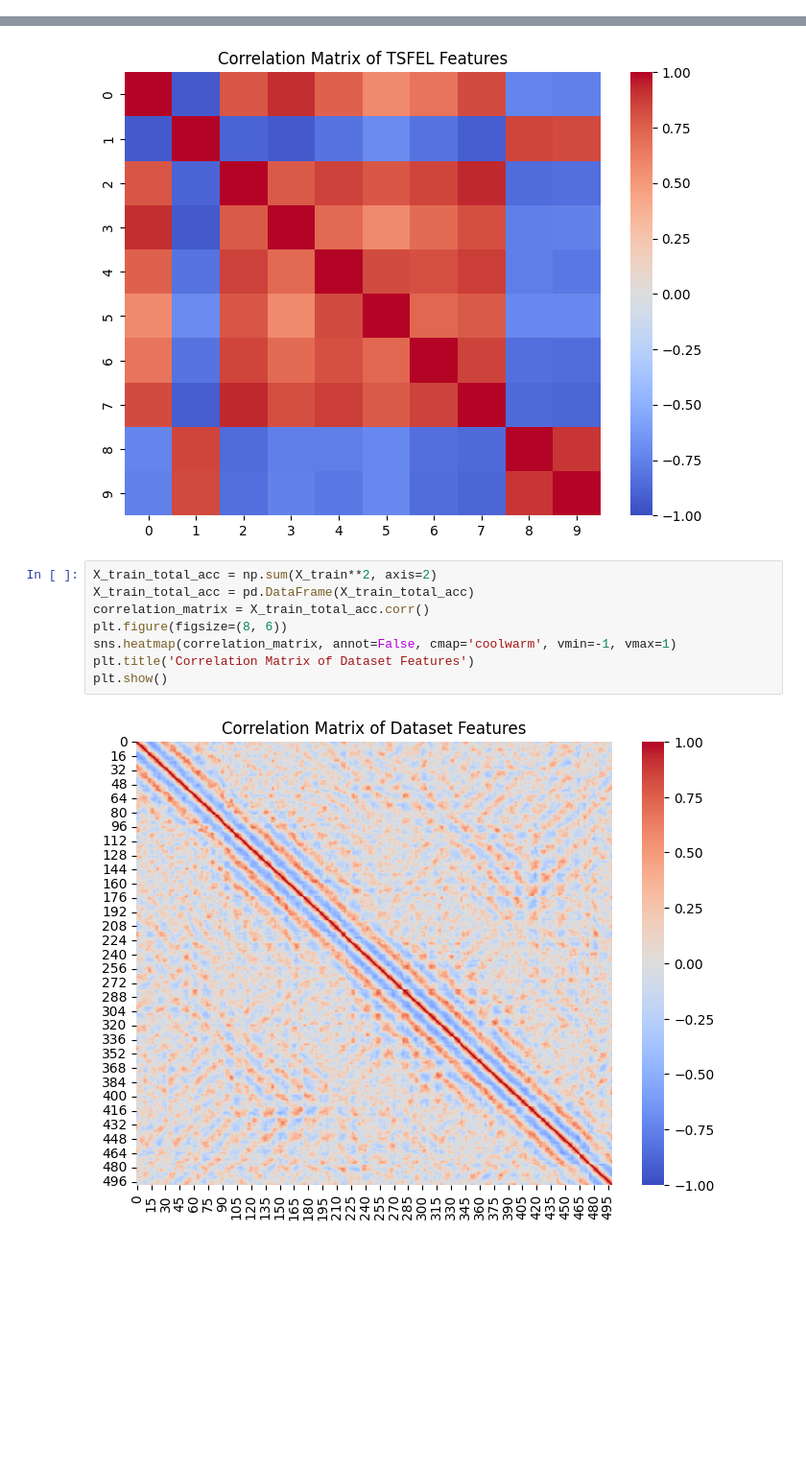
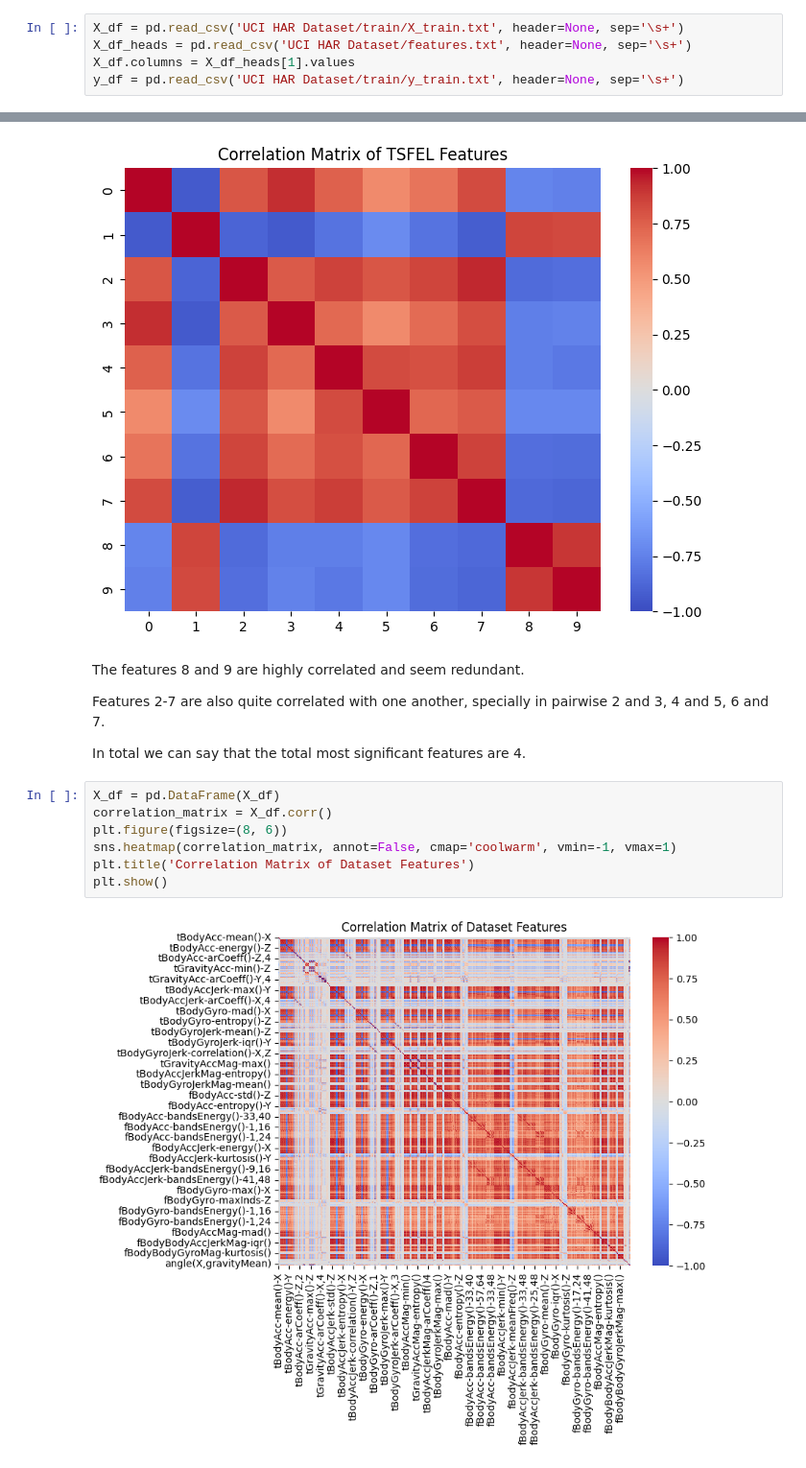
Before and after one commit to PankajGadhwal/ML-Projects, a Jupyter notebook: A1/HAR/Task1.ipynb, the cells around one changed output, grey strips where cells are left out. Shown at 96% size. Saved outputs shown, nothing was run; the diff lists cells and outputs as text; blank space fills up the shorter version.

```diff
--- a/A1/HAR/Task1.ipynb
+++ b/A1/HAR/Task1.ipynb
@@ -191,0 +229,5 @@ plt.show()
+# %%
+X_df = pd.read_csv('UCI HAR Dataset/train/X_train.txt', header=None, sep='\s+')
+X_df_heads = pd.read_csv('UCI HAR Dataset/features.txt', header=None, sep='\s+')
+X_df.columns = X_df_heads[1].values
+y_df = pd.read_csv('UCI HAR Dataset/train/y_train.txt', header=None, sep='\s+')
@@ -223,13 +270,20 @@ plt.title('Correlation Matrix of TSFEL Features')
 plt.show()
 # %% [output]
 [figure]
+# %% [markdown]
+The features 8 and 9 are highly correlated and seem redundant.
+
+
+Features 2-7 are also quite correlated with one another, specially in pairwise 2 and 3, 4 and 5, 6 and 7.
+
+
+In total we can say that the total most significant features are 4.
 # %%
-X_train_total_acc = np.sum(X_train**2, axis=2)
-X_train_total_acc = pd.DataFrame(X_train_total_acc)
-correlation_matrix = X_train_total_acc.corr()
+X_df = pd.DataFrame(X_df)
+correlation_matrix = X_df.corr()
 plt.figure(figsize=(8, 6))
 sns.heatmap(correlation_matrix, annot=False, cmap='coolwarm', vmin=-1, vmax=1)
 plt.title('Correlation Matrix of Dataset Features')
 plt.show()
 # %% [output]
-[figure, old version]
+[figure, new version]
```
Also changed, not shown: parts of 19 cells of this notebook.
